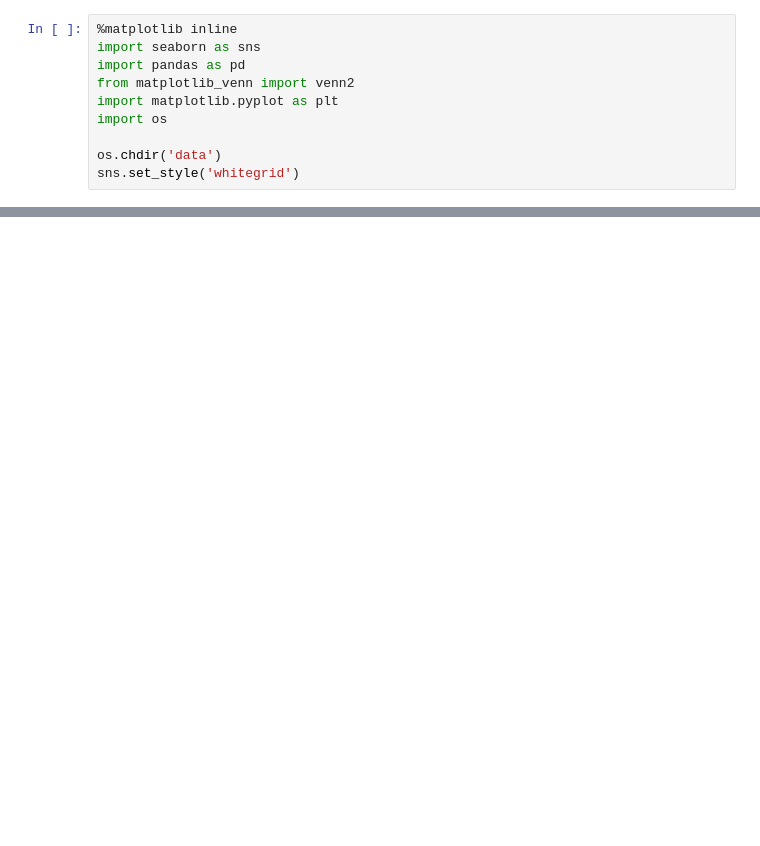
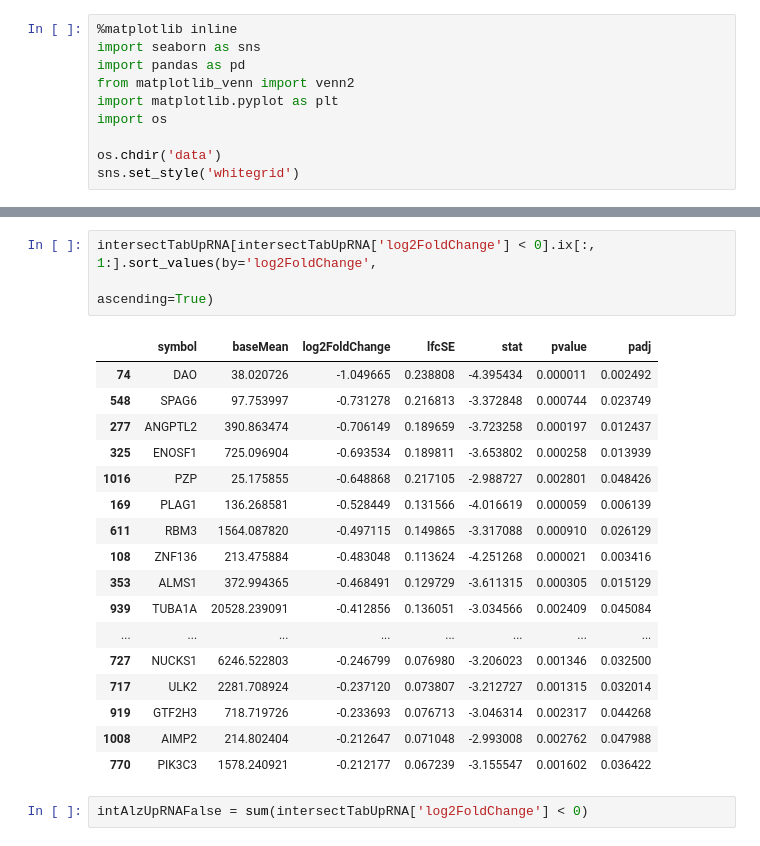
Before and after one commit to J-Wengler/winter-internship-2017, a Jupyter notebook: src/Comparison between Alzheimer's and Parkinson's Disease.ipynb, the cells around one changed output, grey strips where cells are left out. Drawn from its saved outputs; the diff is of its cells as text; blank space fills up the shorter version.

```diff
--- a/src/Comparison between Alzheimer's and Parkinson's Disease.ipynb
+++ b/src/Comparison between Alzheimer's and Parkinson's Disease.ipynb
@@ -53,0 +95,23 @@ intersectTab[intersectTab['log2FoldChange'] > 0].sort_values(by='log2FoldChange'
+# %%
+intersectTabUpRNA[intersectTabUpRNA['log2FoldChange'] < 0].ix[:, 1:].sort_values(by='log2FoldChange',
+                                                                                 ascending=True)
+# %% [output]
+|  | symbol | baseMean | log2FoldChange | lfcSE | stat | pvalue | padj |
+| 74 | DAO | 38.020726 | -1.049665 | 0.238808 | -4.395434 | 0.000011 | 0.002492 |
+| 548 | SPAG6 | 97.753997 | -0.731278 | 0.216813 | -3.372848 | 0.000744 | 0.023749 |
+| 277 | ANGPTL2 | 390.863474 | -0.706149 | 0.189659 | -3.723258 | 0.000197 | 0.012437 |
+| 325 | ENOSF1 | 725.096904 | -0.693534 | 0.189811 | -3.653802 | 0.000258 | 0.013939 |
+| 1016 | PZP | 25.175855 | -0.648868 | 0.217105 | -2.988727 | 0.002801 | 0.048426 |
+| 169 | PLAG1 | 136.268581 | -0.528449 | 0.131566 | -4.016619 | 0.000059 | 0.006139 |
+| 611 | RBM3 | 1564.087820 | -0.497115 | 0.149865 | -3.317088 | 0.000910 | 0.026129 |
+| 108 | ZNF136 | 213.475884 | -0.483048 | 0.113624 | -4.251268 | 0.000021 | 0.003416 |
+| 353 | ALMS1 | 372.994365 | -0.468491 | 0.129729 | -3.611315 | 0.000305 | 0.015129 |
+| 939 | TUBA1A | 20528.239091 | -0.412856 | 0.136051 | -3.034566 | 0.002409 | 0.045084 |
+| ... | ... | ... | ... | ... | ... | ... | ... |
+| 727 | NUCKS1 | 6246.522803 | -0.246799 | 0.076980 | -3.206023 | 0.001346 | 0.032500 |
+| 717 | ULK2 | 2281.708924 | -0.237120 | 0.073807 | -3.212727 | 0.001315 | 0.032014 |
+| 919 | GTF2H3 | 718.719726 | -0.233693 | 0.076713 | -3.046314 | 0.002317 | 0.044268 |
+| 1008 | AIMP2 | 214.802404 | -0.212647 | 0.071048 | -2.993008 | 0.002762 | 0.047988 |
+| 770 | PIK3C3 | 1578.240921 | -0.212177 | 0.067239 | -3.155547 | 0.001602 | 0.036422 |
+# %%
+intAlzUpRNAFalse = sum(intersectTabUpRNA['log2FoldChange'] < 0)
```
Also changed, not shown: parts of 13 cells of this notebook.
